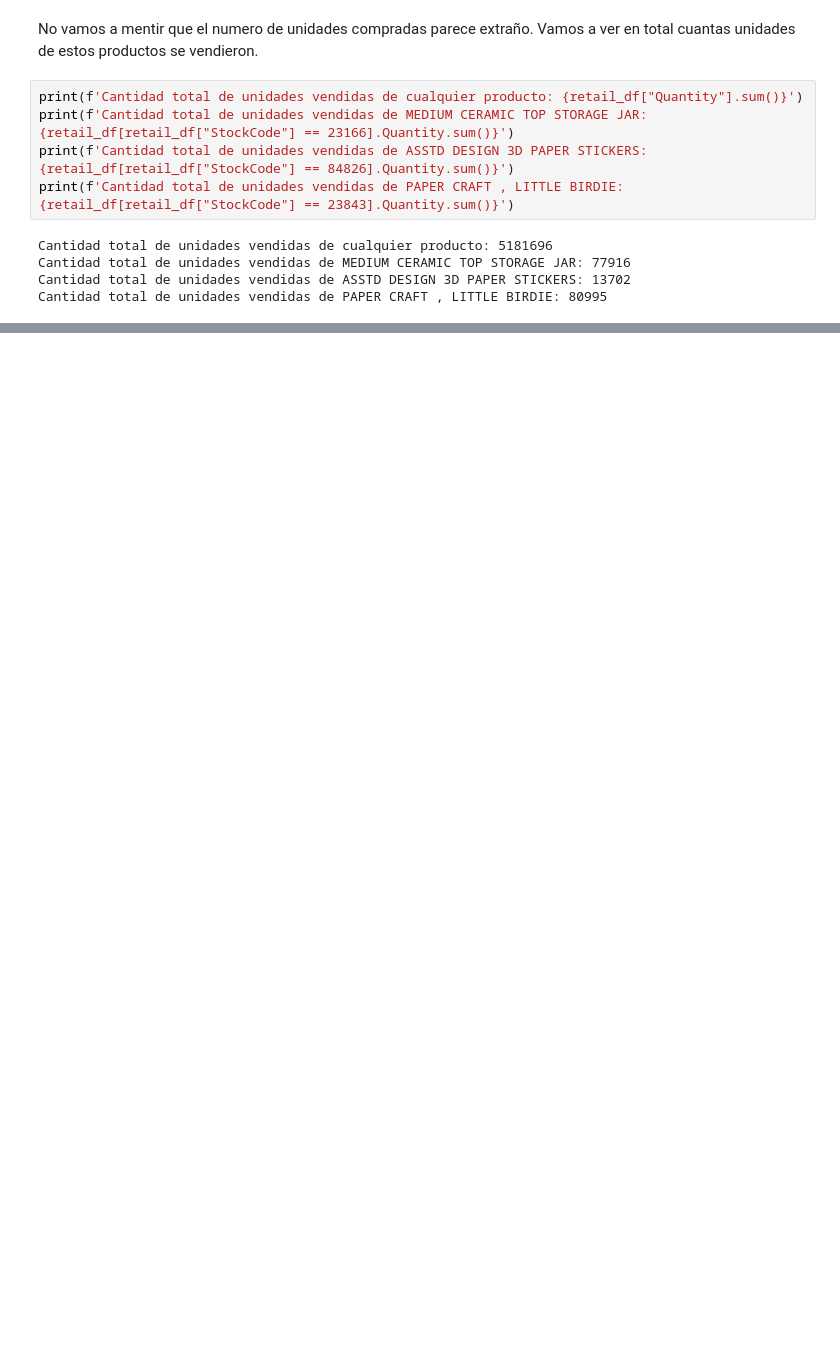
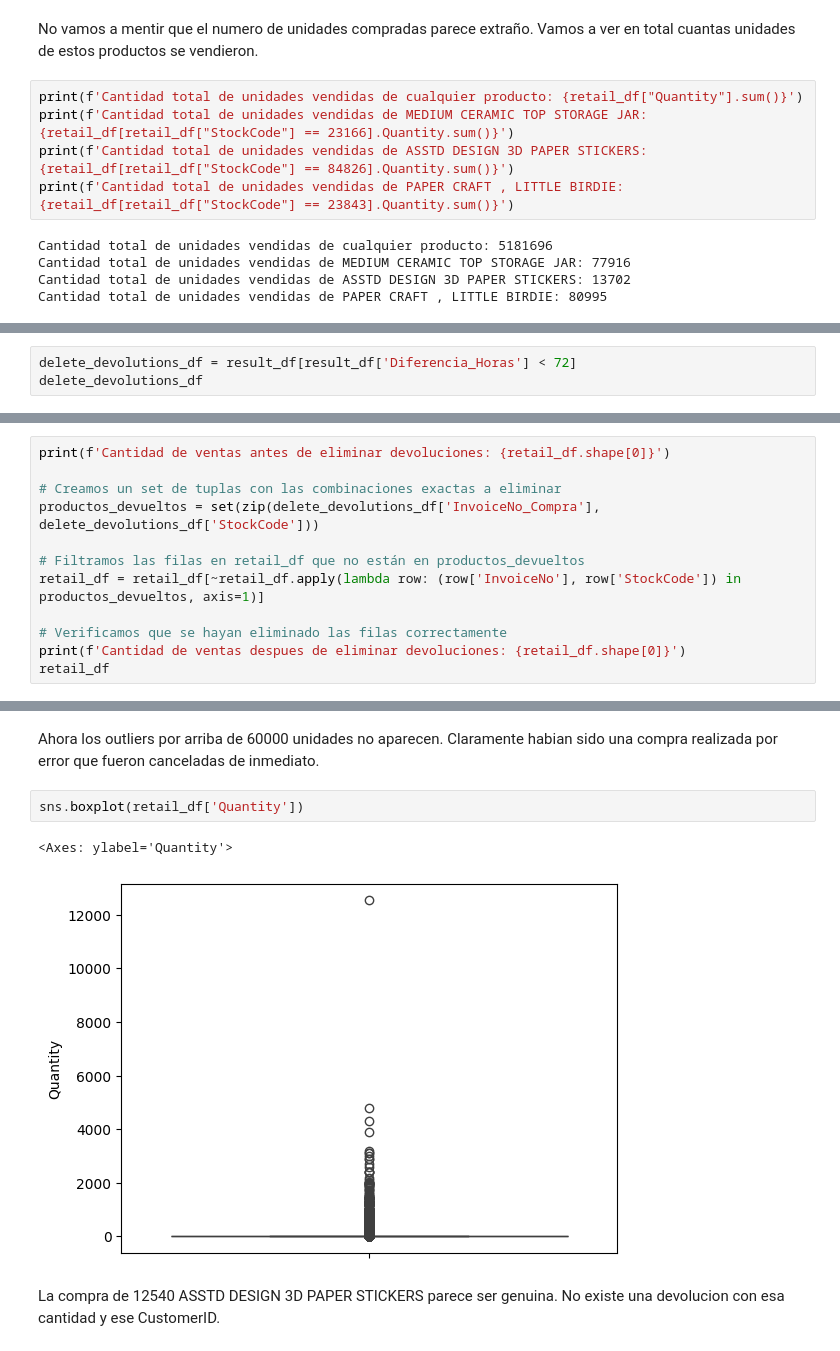
Before and after one commit to PulidoLuciano/RetailClustering, a Jupyter notebook: RetailClustering/notebooks/raw_visualization.ipynb, the cells around one changed output, grey strips where cells are left out. Saved outputs shown, nothing was run; the diff lists cells and outputs as text; blank space fills up the shorter version.

```diff
--- a/RetailClustering/notebooks/raw_visualization.ipynb
+++ b/RetailClustering/notebooks/raw_visualization.ipynb
@@ -191,0 +259,3 @@ Cantidad total de unidades vendidas de PAPER CRAFT , LITTLE BIRDIE: 80995
+# %%
+delete_devolutions_df = result_df[result_df['Diferencia_Horas'] < 72]
+delete_devolutions_df
@@ -191,0 +278,12 @@ Cantidad total de unidades vendidas de PAPER CRAFT , LITTLE BIRDIE: 80995
+# %%
+print(f'Cantidad de ventas antes de eliminar devoluciones: {retail_df.shape[0]}')
+
+# Creamos un set de tuplas con las combinaciones exactas a eliminar
+productos_devueltos = set(zip(delete_devolutions_df['InvoiceNo_Compra'], delete_devolutions_df['StockCode']))
+
+# Filtramos las filas en retail_df que no están en productos_devueltos
+retail_df = retail_df[~retail_df.apply(lambda row: (row['InvoiceNo'], row['StockCode']) in productos_devueltos, axis=1)]
+
+# Verificamos que se hayan eliminado las filas correctamente
+print(f'Cantidad de ventas despues de eliminar devoluciones: {retail_df.shape[0]}')
+retail_df
@@ -191,0 +306,9 @@ Cantidad total de unidades vendidas de PAPER CRAFT , LITTLE BIRDIE: 80995
+# %% [markdown]
+Ahora los outliers por arriba de 60000 unidades no aparecen. Claramente habian sido una compra realizada por error que fueron canceladas de inmediato.
+# %%
+sns.boxplot(retail_df['Quantity'])
+# %% [output]
+<Axes: ylabel='Quantity'>
+[figure, added]
+# %% [markdown]
+La compra de 12540 ASSTD DESIGN 3D PAPER STICKERS parece ser genuina. No existe una devolucion con esa cantidad y ese CustomerID.
```
Also changed, not shown: parts of 26 cells of this notebook.
